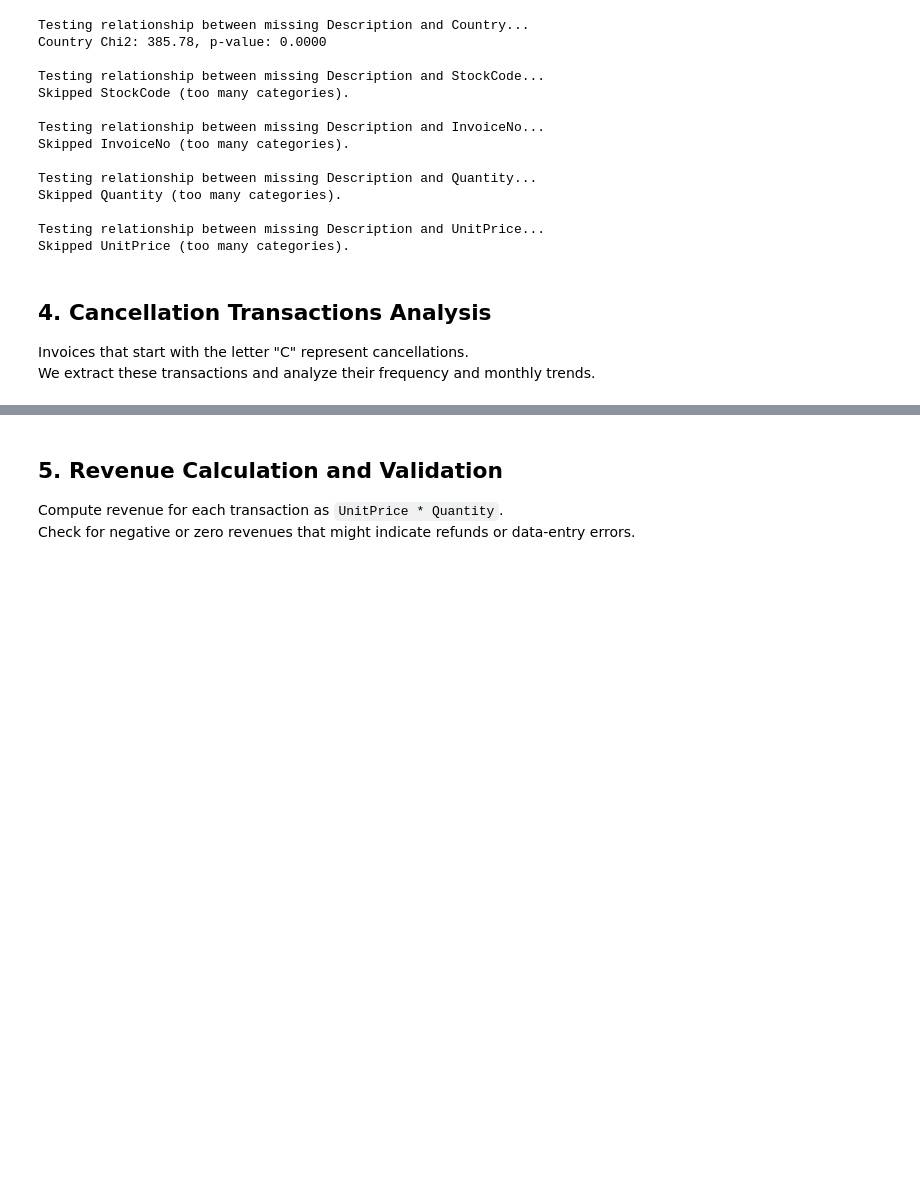
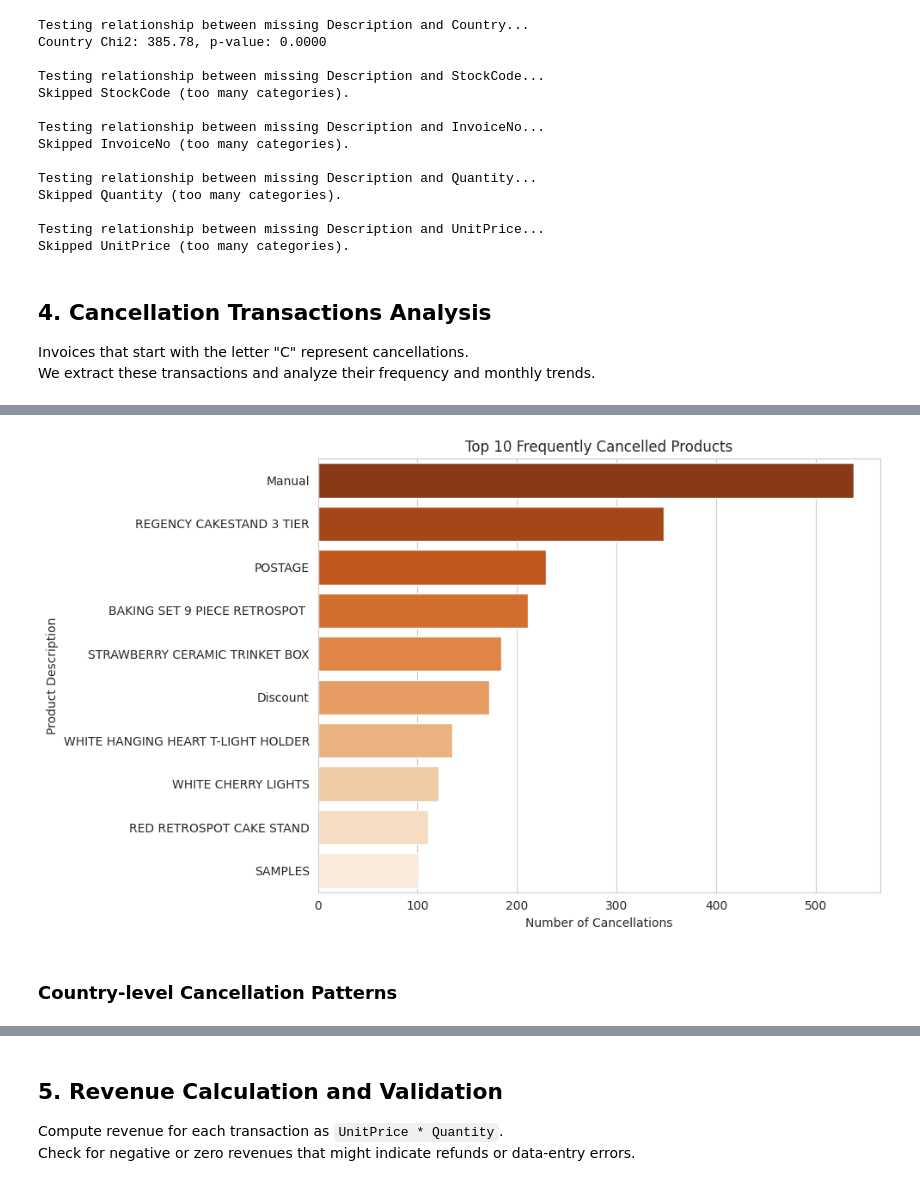
Before and after one commit to Aditya-gam/kpi-forecast-anomaly-platform, a Jupyter notebook: notebooks/01_data_exploration.ipynb, the cells around one changed output, grey strips where cells are left out. Saved outputs shown, nothing was run; the diff lists cells and outputs as text; code cells hidden in the pictures; blank space fills up the shorter version.

Commit message:
Implemented more EDA for cancelled transactions

```diff
--- a/notebooks/01_data_exploration.ipynb
+++ b/notebooks/01_data_exploration.ipynb
@@ -291,0 +371,6 @@ plt.show()
+# %%
+# Identify frequently cancelled products
+product_canc_freq = cancellations.groupby('Description')['Quantity'].count().reset_index().sort_values('Quantity', ascending=False)
+product_canc_freq.columns = ['Description', 'CancellationFrequency']
+
+print("\nTop 10 Frequently Cancelled Products:\n", product_canc_freq.head(10))
@@ -291,0 +390,13 @@ plt.show()
+# %%
+# Visualize frequently cancelled products
+plt.figure(figsize=(10, 6))
+sns.barplot(data=product_canc_freq.head(10), y='Description', x='CancellationFrequency', hue='Description', palette='Oranges_r')
+plt.title("Top 10 Frequently Cancelled Products")
+plt.xlabel("Number of Cancellations")
+plt.ylabel("Product Description")
+plt.tight_layout()
+plt.show()
+# %% [output]
+[figure, added]
+# %% [markdown]
+### Country-level Cancellation Patterns
```
Also changed, not shown: parts of 39 cells of this notebook, 5 other files.
